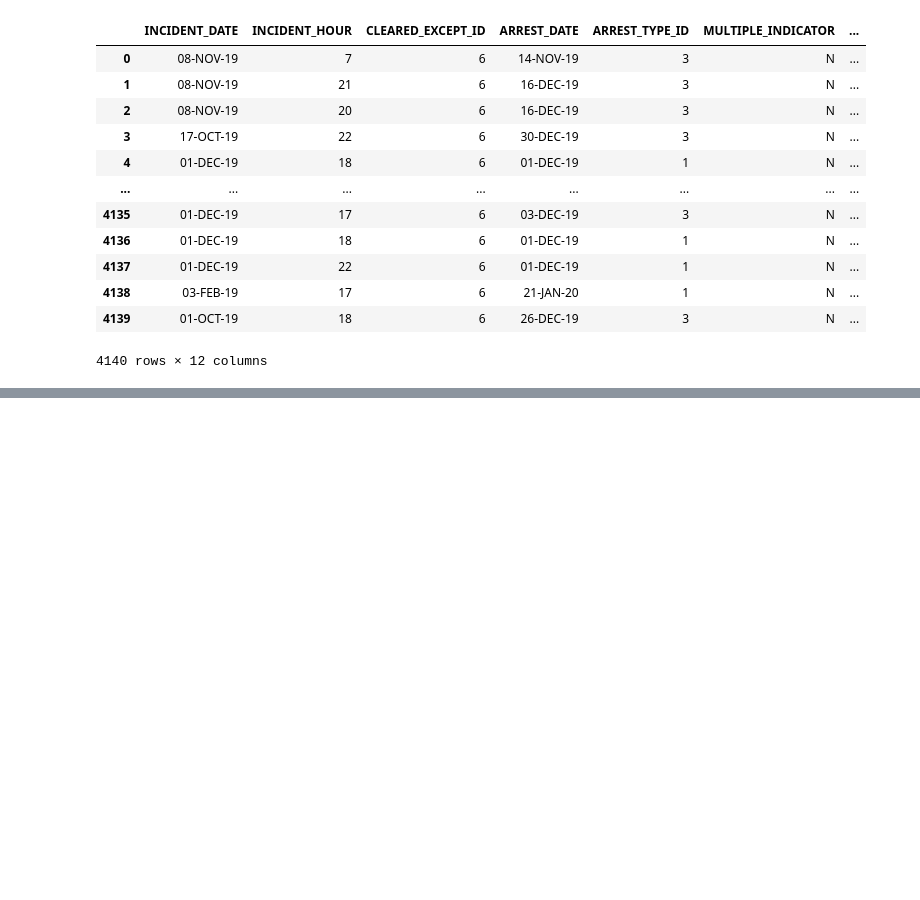
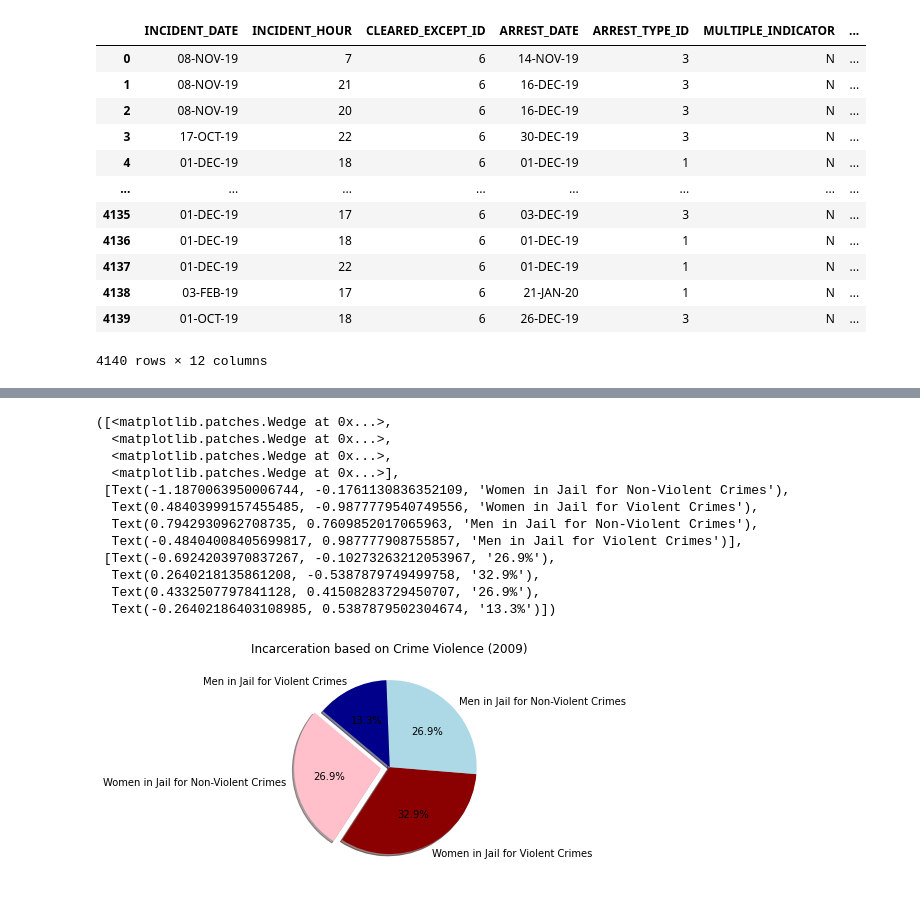
Before and after one commit to Jorgehdzdata/Project1_group3, a Jupyter notebook: John.ipynb, the cells around one changed output, grey strips where cells are left out. Drawn from its saved outputs; the diff is of its cells as text; code cells hidden in the pictures; blank space fills up the shorter version.

```diff
--- a/John.ipynb
+++ b/John.ipynb
@@ -185,4 +161,3 @@ Name: incident_date, dtype: int64
 # %%
 violentcrimesid = violent_df[violent_df.VIOLENT_CRIME == 'Y']
-x = violentcrimesid.groupby(["OFFENSE_TYPE_ID"])["VIOLENT_CRIME"]
-x.head()
+listofviolentcrimeid = list(violentcrimesid['OFFENSE_TYPE_ID'])
@@ -210,0 +184,41 @@ list(x)[0][0]
+# %%
+jailviolent2009 = underagejail2009[underagejail2009.offense_type_id.isin(listofviolentcrimeid)]
+jailviolent2019 = underagejail2019[underagejail2019.OFFENSE_TYPE_ID.isin(listofviolentcrimeid)]
+# %%
+jailviolentgendercount2009 = jailviolent2009.groupby("sex_code")["incident_date"].count()
+jailviolentgendercount2019 = jailviolent2019.groupby("SEX_CODE")["INCIDENT_DATE"].count()
+# %%
+menjailviolent2009 = jailviolentgendercount2009[0]
+womenjailviolent2009 = jailviolentgendercount2009[1]
+
+menjailviolent2019 = jailviolentgendercount2019[0]
+womenjailviolent2019 = jailviolentgendercount2019[1]
+
+menjailnonviolent2009 = malejail2009 - menjailviolent2009
+womenjailnonviolent2009 = malejail2009 - menjailviolent2009
+
+menjailnonviolent2019 = malejail2019 - menjailviolent2019
+womenjailnonviolent2019 = malejail2019 - menjailviolent2019
+# %%
+labels = ["Women in Jail for Non-Violent Crimes", "Women in Jail for Violent Crimes", "Men in Jail for Non-Violent Crimes", "Men in Jail for Violent Crimes"]
+values = [womenjailnonviolent2009, womenjailviolent2009, menjailnonviolent2009, menjailviolent2009]
+colors = ["pink", "darkred", "lightblue", "darkblue"]
+explode = (0.1, 0, 0, 0)
+
+
+plt.title("Incarceration based on Crime Violence (2009)")
+plt.pie(values, explode=explode, labels=labels, colors=colors, autopct= "%1.1f%%", shadow= True, startangle=140)
+# %% [output]
+([<matplotlib.patches.Wedge at 0x...>,
+  <matplotlib.patches.Wedge at 0x...>,
+  <matplotlib.patches.Wedge at 0x...>,
+  <matplotlib.patches.Wedge at 0x...>],
+ [Text(-1.1870063950006744, -0.1761130836352109, 'Women in Jail for Non-Violent Crimes'),
+  Text(0.48403999157455485, -0.9877779540749556, 'Women in Jail for Violent Crimes'),
+  Text(0.7942930962708735, 0.7609852017065963, 'Men in Jail for Non-Violent Crimes'),
+  Text(-0.48404008405699817, 0.987777908755857, 'Men in Jail for Violent Crimes')],
+ [Text(-0.6924203970837267, -0.10273263212053967, '26.9%'),
+  Text(0.2640218135861208, -0.5387879749499758, '32.9%'),
+  Text(0.4332507797841128, 0.41508283729450707, '26.9%'),
+  Text(-0.26402186403108985, 0.5387879502304674, '13.3%')])
+[figure, added]
```
Also changed, not shown: parts of 17 cells of this notebook, 1 other file.
